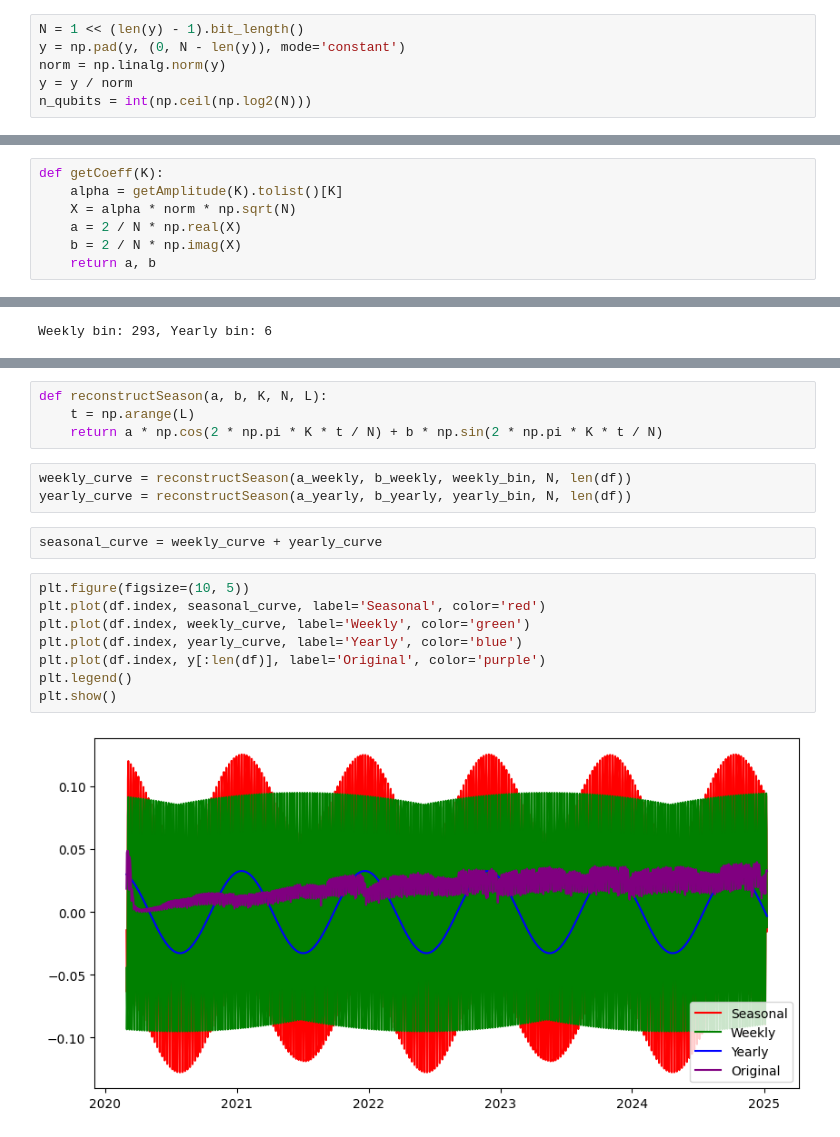
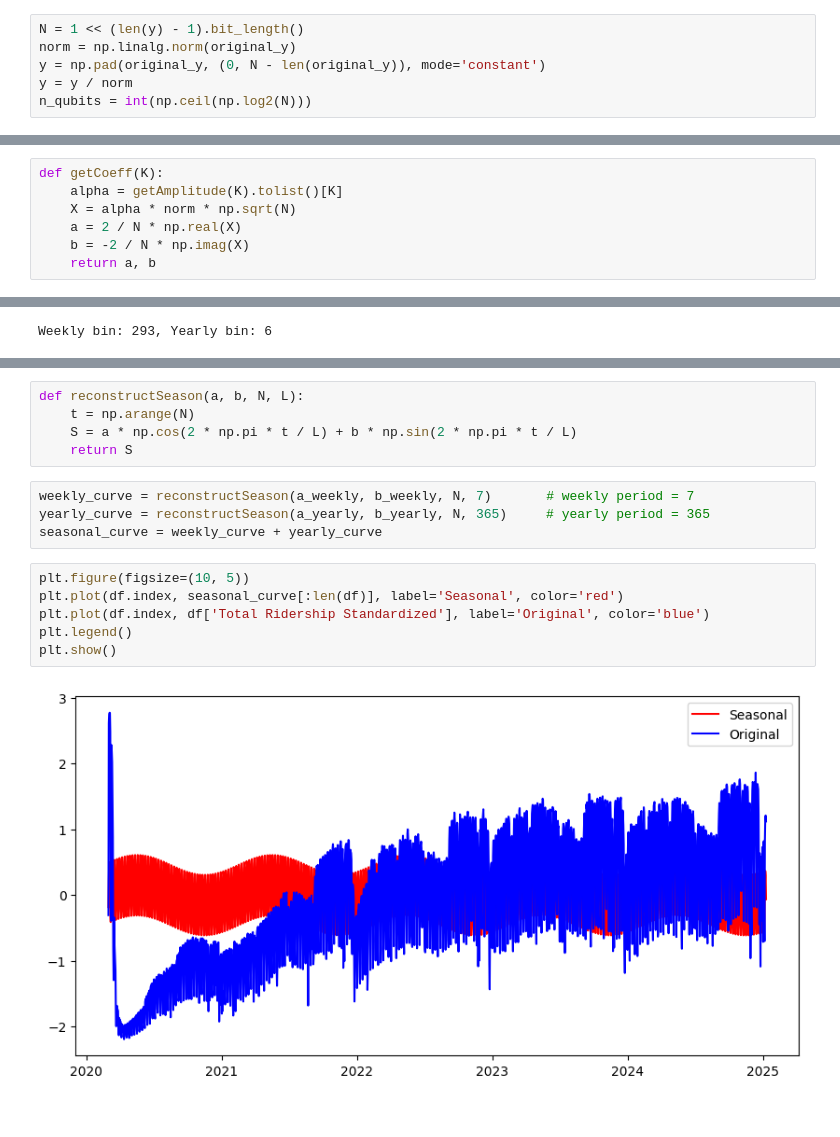
Before and after one commit to Raiden-Makoto/ScaryVirus, a Jupyter notebook: QTBATS.ipynb, the cells around one changed output, grey strips where cells are left out. Saved outputs shown, nothing was run; the diff lists cells and outputs as text.

```diff
--- a/QTBATS.ipynb
+++ b/QTBATS.ipynb
@@ -31,7 +31,7 @@ y = df['Total Ridership Standardized'].values.astype(float)
 # %%
 N = 1 << (len(y) - 1).bit_length()
-y = np.pad(y, (0, N - len(y)), mode='constant')
-norm = np.linalg.norm(y)
+norm = np.linalg.norm(original_y)
+y = np.pad(original_y, (0, N - len(original_y)), mode='constant')
 y = y / norm
 n_qubits = int(np.ceil(np.log2(N)))
 # %%
@@ -63,7 +63,7 @@ def getCoeff(K):
     alpha = getAmplitude(K).tolist()[K]
     X = alpha * norm * np.sqrt(N)
     a = 2 / N * np.real(X)
-    b = 2 / N * np.imag(X)
+    b = -2 / N * np.imag(X)
     return a, b
 # %%
 def periodToBin(period, N):
@@ -84,19 +84,17 @@ Yearly coefficients: a=0.030020549930181058, b=-0.013046983456393383
 # %%
-def reconstructSeason(a, b, K, N, L):
-    t = np.arange(L)
-    return a * np.cos(2 * np.pi * K * t / N) + b * np.sin(2 * np.pi * K * t / N)
+def reconstructSeason(a, b, N, L):
+    t = np.arange(N)
+    S = a * np.cos(2 * np.pi * t / L) + b * np.sin(2 * np.pi * t / L)
+    return S
 # %%
-weekly_curve = reconstructSeason(a_weekly, b_weekly, weekly_bin, N, len(df))
-yearly_curve = reconstructSeason(a_yearly, b_yearly, yearly_bin, N, len(df))
+weekly_curve = reconstructSeason(a_weekly, b_weekly, N, 7)       # weekly period = 7
+yearly_curve = reconstructSeason(a_yearly, b_yearly, N, 365)     # yearly period = 365
+seasonal_curve = weekly_curve + yearly_curve
-# %%
-seasonal_curve = weekly_curve + yearly_curve
 # %%
 plt.figure(figsize=(10, 5))
-plt.plot(df.index, seasonal_curve, label='Seasonal', color='red')
-plt.plot(df.index, weekly_curve, label='Weekly', color='green')
-plt.plot(df.index, yearly_curve, label='Yearly', color='blue')
-plt.plot(df.index, y[:len(df)], label='Original', color='purple')
+plt.plot(df.index, seasonal_curve[:len(df)], label='Seasonal', color='red')
+plt.plot(df.index, df['Total Ridership Standardized'], label='Original', color='blue')
 plt.legend()
 plt.show()
 # %% [output]
-[figure, old version]
+[figure, new version]
```
Also changed, not shown: parts of 4 cells of this notebook.
